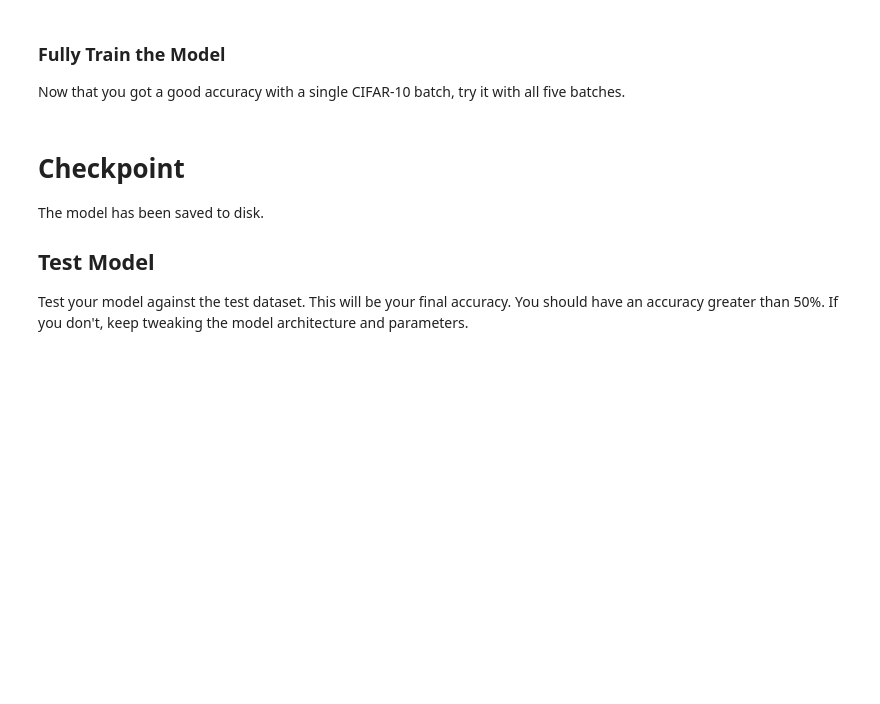
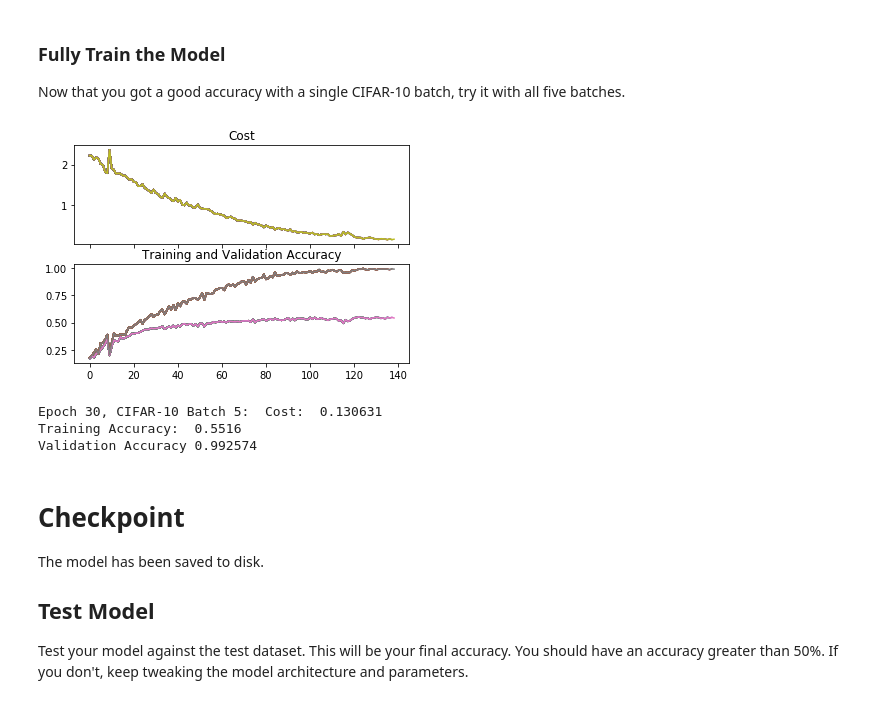
Before and after one commit to tevisgehr/Udacity-Deep-Learning, a Jupyter notebook: image-classification/dlnd_image_classification.ipynb, the cells around one changed output. Drawn from its saved outputs; the diff is of its cells as text; code cells hidden in the pictures; blank space fills up the shorter version.

```diff
--- a/image-classification/dlnd_image_classification.ipynb
+++ b/image-classification/dlnd_image_classification.ipynb
@@ -623,6 +653,8 @@ DON'T MODIFY ANYTHING IN THIS CELL
 training_accuracy_list = []
 validation_accuracy_list = []
 cost_list = []
+f, axarr = pl.subplots(2, sharex=True)
+pl.legend(loc='upper left')
 
 save_model_path = './image_classification'
 
@@ -642,34 +674,51 @@ with tf.Session() as sess:
             if epoch > 1:
                 validation_accuracy_list.append(sess.run(accuracy,feed_dict={x:valid_features,y:valid_labels,keep_prob: 1.0}))
                 training_accuracy_list.append(sess.run(accuracy,feed_dict={x:batch_features,y:batch_labels,keep_prob: 1.0}))
                 cost_list.append(sess.run(cost,feed_dict={x:batch_features,y:batch_labels,keep_prob: 1.0}))
             display.clear_output()
             display.display(pl.gcf())
+            axarr[0].plot(cost_list, label='Cost')
+            axarr[0].set_title('Cost')
+            axarr[1].set_title('Training and Validation Accuracy')
+            axarr[1].plot(validation_accuracy_list, label = 'Validation Accuracy')
+            axarr[1].plot(training_accuracy_list, label = 'Training Accuracy')
+            '''
+            if epoch > 1:
+                validation_accuracy_list.append(sess.run(accuracy,feed_dict={x:valid_features,y:valid_labels,keep_prob: 1.0}))
+                training_accuracy_list.append(sess.run(accuracy,feed_dict={x:batch_features,y:batch_labels,keep_prob: 1.0}))
+                cost_list.append(sess.run(cost,feed_dict={x:batch_features,y:batch_labels,keep_prob: 1.0}))
+            display.clear_output()
+            display.display(pl.gcf())
             f, axarr = pl.subplots(2, sharex=True)
             axarr[0].plot(cost_list, label='Cost')
             pl.legend(loc='upper left')
             axarr[0].set_title('Cost')
             axarr[1].set_title('Accuracy')
             axarr[1].plot(validation_accuracy_list, label = 'Validation Accuracy')
             axarr[1].plot(training_accuracy_list, label = 'Training Accuracy')
             pl.legend(loc='upper left')
-            '''
+
             if epoch > 2:
                 cost_list.append(sess.run(cost,feed_dict={x:batch_features,y:batch_labels,keep_prob: 1.0}))
                 accuracy_list.append(sess.run(accuracy,feed_dict={x:valid_features,y:valid_labels,keep_prob: 1.0}))
             display.clear_output()
             display.display(pl.gcf())
             f, axarr = pl.subplots(2, sharex=True)
             axarr[0].plot(cost_list)
             axarr[0].set_title('Cost(above) and Accuracy(Below)')
             axarr[1].plot(accuracy_list)
             '''
 
             print('Epoch {:>2}, CIFAR-10 Batch {}:  '.format(epoch + 1, batch_i), end='')
             print_stats(sess, batch_features, batch_labels, cost, accuracy)
     # Save Model
     saver = tf.train.Saver()
     save_path = saver.save(sess, save_model_path)
+# %% [output]
+[figure, added]
+Epoch 30, CIFAR-10 Batch 5:  Cost:  0.130631
+Training Accuracy:  0.5516
+Validation Accuracy 0.992574
 # %% [markdown]
 # Checkpoint
 The model has been saved to disk.
```
Also changed, not shown: parts of 9 cells of this notebook.
